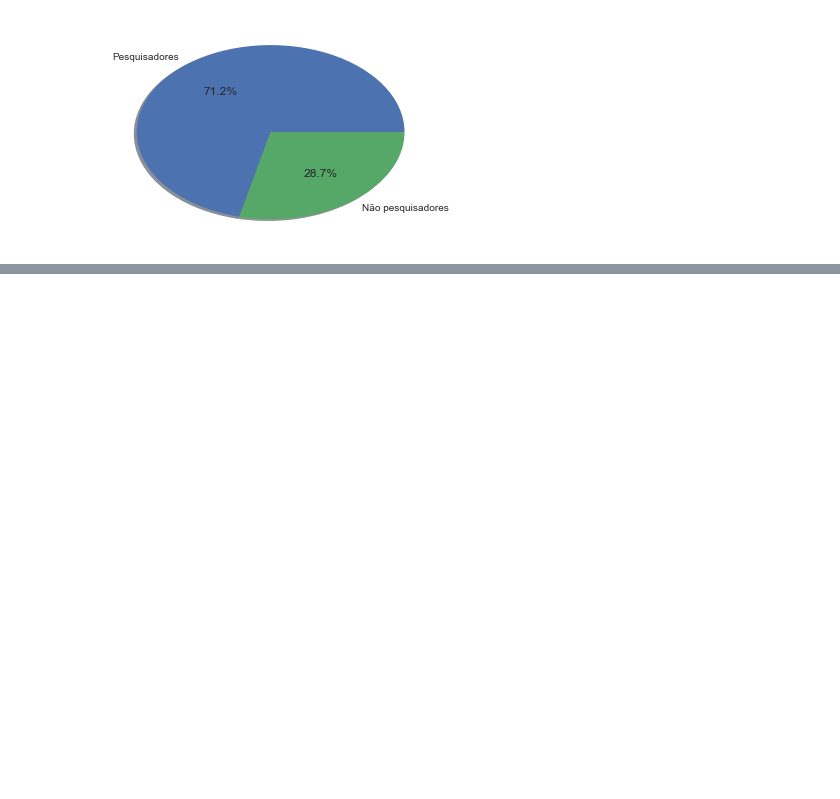
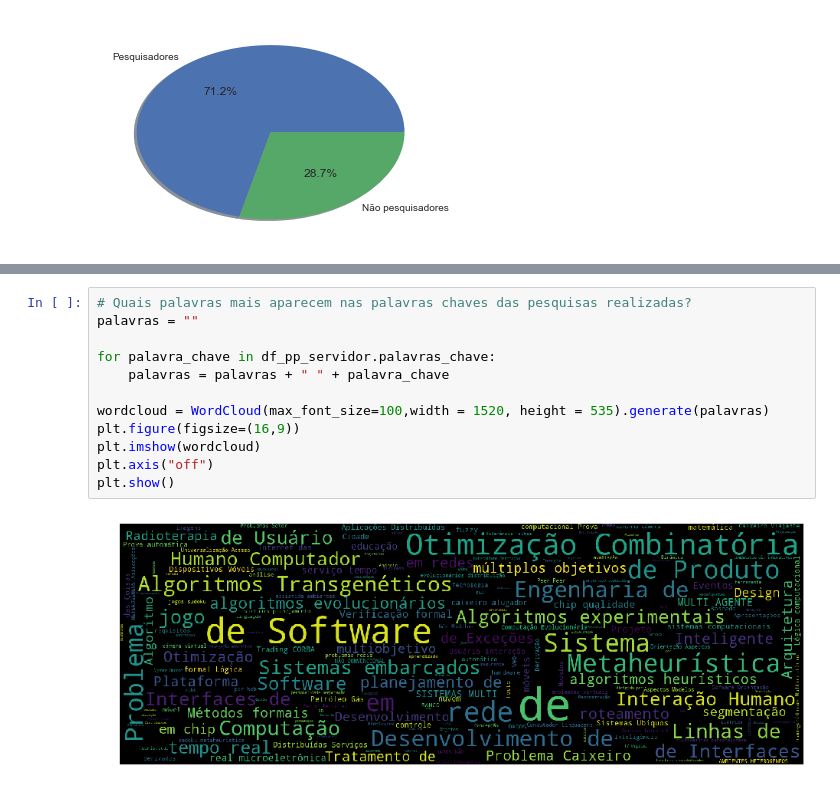
Before and after one commit to alvarofpp/imd0033-imd-pesquisa, a Jupyter notebook: Álvaro.ipynb, the cells around one changed output, grey strips where cells are left out. Saved outputs shown, nothing was run; the diff lists cells and outputs as text; blank space fills up the shorter version.

```diff
--- a/Álvaro.ipynb
+++ b/Álvaro.ipynb
@@ -259,3 +278,17 @@ for tema in pesquisa_areas:
 plt.show()
 # %% [output]
 [figure]
+# %%
+# Quais palavras mais aparecem nas palavras chaves das pesquisas realizadas?
+palavras = ""
+
+for palavra_chave in df_pp_servidor.palavras_chave:
+    palavras = palavras + " " + palavra_chave
+
+wordcloud = WordCloud(max_font_size=100,width = 1520, height = 535).generate(palavras)
+plt.figure(figsize=(16,9))
+plt.imshow(wordcloud)
+plt.axis("off")
+plt.show()
+# %% [output]
+[figure, added]
```
Also changed, not shown: parts of 5 cells of this notebook.
